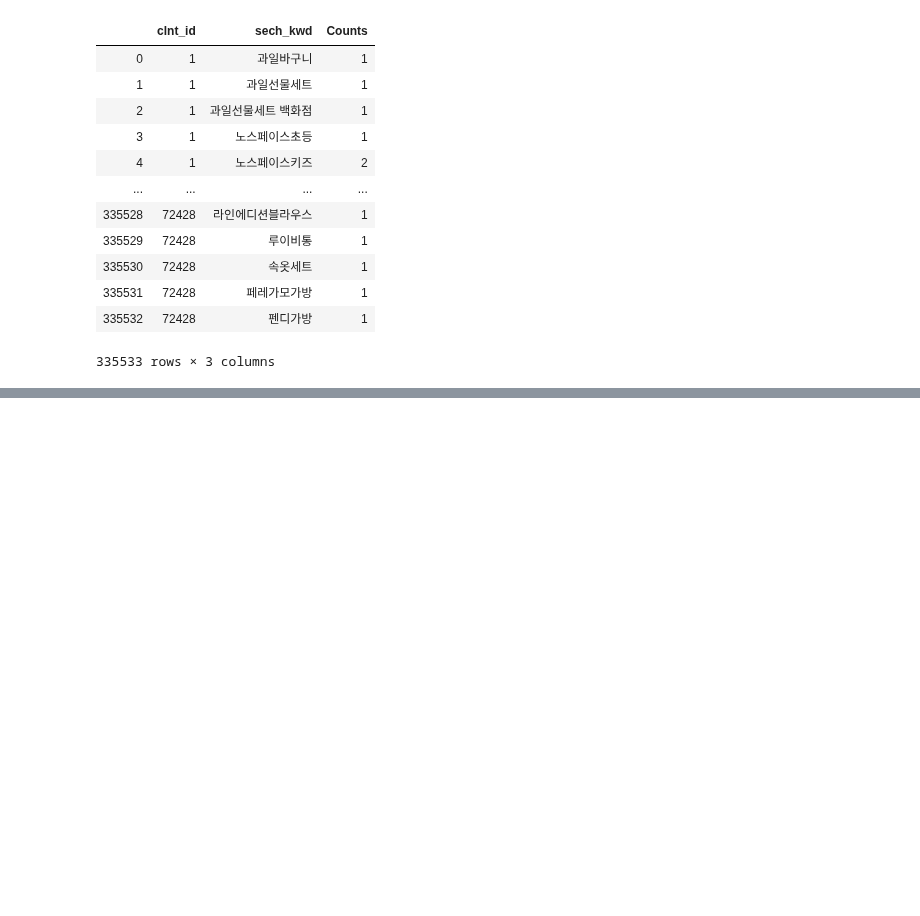
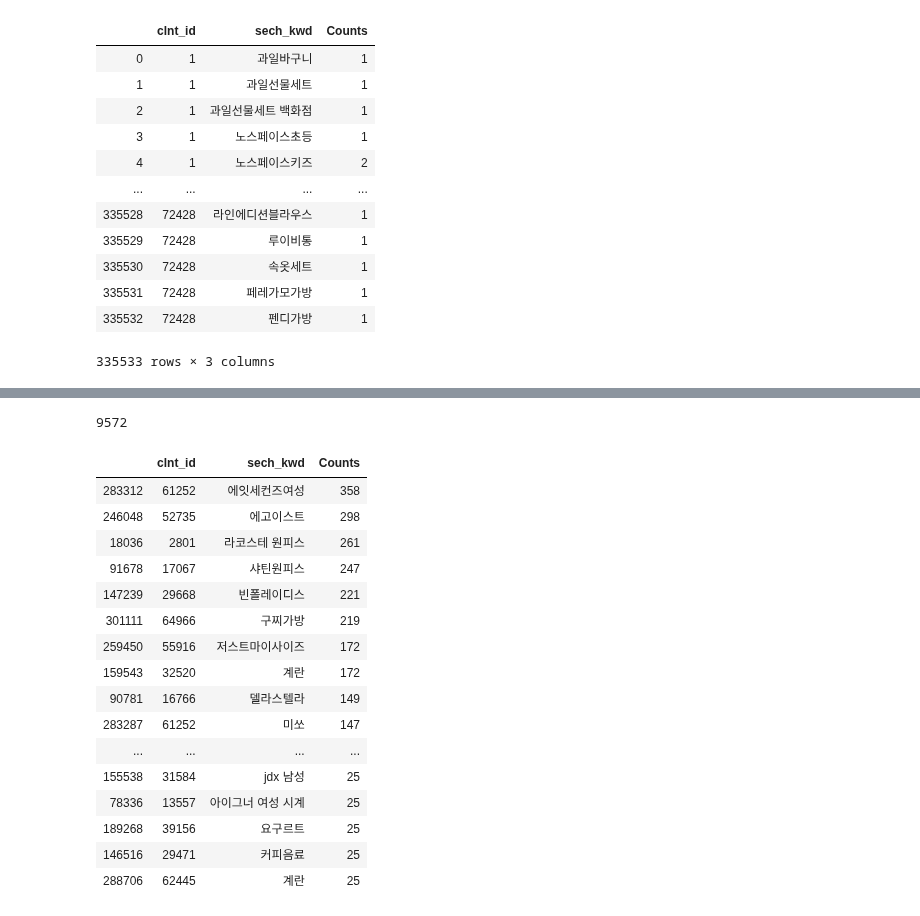
Before and after one commit to hojisu/recommendation-project, a Jupyter notebook: Implicit-Feedback-Rec-System-Hybrid Rec.ipynb, the cells around one changed output, grey strips where cells are left out. Drawn from its saved outputs; the diff is of its cells as text; code cells hidden in the pictures; blank space fills up the shorter version.

```diff
--- a/Implicit-Feedback-Rec-System-Hybrid Rec.ipynb
+++ b/Implicit-Feedback-Rec-System-Hybrid Rec.ipynb
@@ -123,0 +155,4 @@ len(quantity)
+# %%
+len(df1.sech_kwd.unique())
+# %% [output]
+9572
@@ -123,0 +162,20 @@ len(quantity)
+# %%
+df1.sort_values(by=['Counts'], ascending=False).head(1000)
+# %% [output]
+|  | clnt_id | sech_kwd | Counts |
+| 283312 | 61252 | 에잇세컨즈여성 | 358 |
+| 246048 | 52735 | 에고이스트 | 298 |
+| 18036 | 2801 | 라코스테 원피스 | 261 |
+| 91678 | 17067 | 샤틴원피스 | 247 |
+| 147239 | 29668 | 빈폴레이디스 | 221 |
+| 301111 | 64966 | 구찌가방 | 219 |
+| 259450 | 55916 | 저스트마이사이즈 | 172 |
+| 159543 | 32520 | 계란 | 172 |
+| 90781 | 16766 | 델라스텔라 | 149 |
+| 283287 | 61252 | 미쏘 | 147 |
+| ... | ... | ... | ... |
+| 155538 | 31584 | jdx 남성 | 25 |
+| 78336 | 13557 | 아이그너 여성 시계 | 25 |
+| 189268 | 39156 | 요구르트 | 25 |
+| 146516 | 29471 | 커피음료 | 25 |
+| 288706 | 62445 | 계란 | 25 |
```
Also changed, not shown: parts of 32 cells of this notebook.
